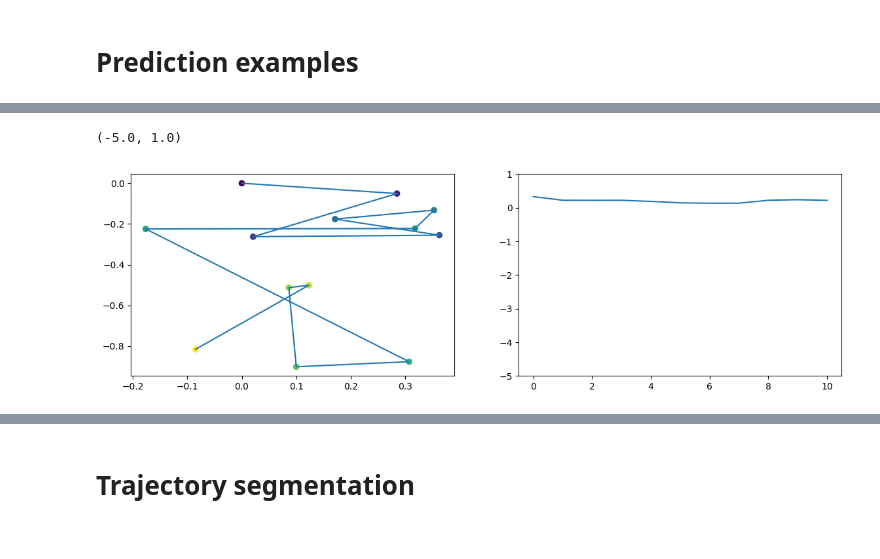
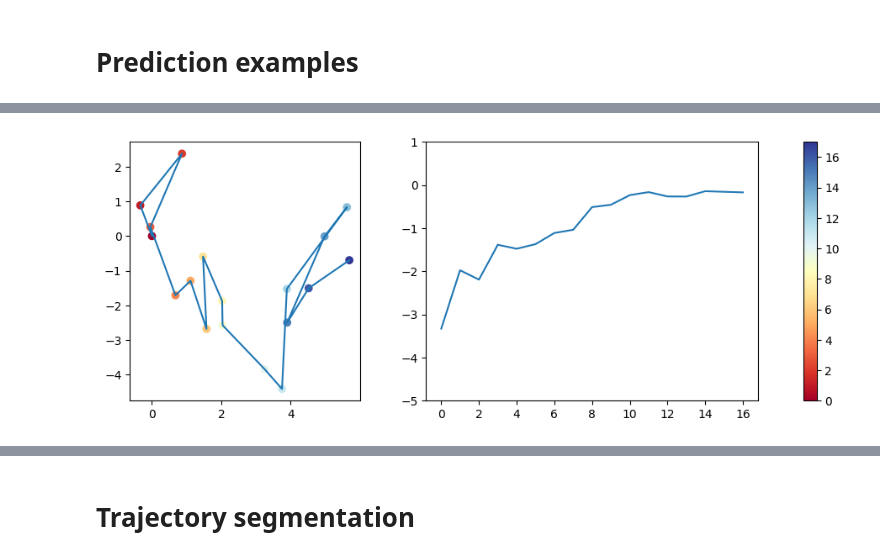
Before and after one commit to JessicaAngulo/step, a Jupyter notebook: nbs/tutorials/preliminary_2datasets.ipynb, the cells around one changed output, grey strips where cells are left out. Cells and saved outputs as stored; diff of their text form; code cells hidden in the pictures.

Commit message:
Further representation of data

```diff
--- a/nbs/tutorials/preliminary_2datasets.ipynb
+++ b/nbs/tutorials/preliminary_2datasets.ipynb
@@ -96,7 +96,7 @@ for data_path in data_paths:
     file = mat73.loadmat(data_path)
 
     # Extract x and y data from the current file
-    data_x, data_y = file["var1"]["video_file"][3:5]
+    data_x, data_y = file["var1"][0:2]
 
     # Create a list to store trajectories for the current file
     trajectories = []
@@ -266,13 +278,13 @@ NameError: name 'preds_mean2' is not defined
 # %%
-idx = 10
-traj = trajectories[idx]
-
-fix, axes = plt.subplots(1, 2, figsize=(14, 4))
+idx = 13
+traj = all_trajectories[idx]
+fig, axes = plt.subplots(1, 2, figsize=(14, 4))
 axes[0].plot(traj[0], traj[1])
-axes[0].scatter(traj[0], traj[1], c=np.arange(len(traj[0])))
-
+cm1 = matplotlib.colormaps['RdYlBu']
+sc1 = axes[0].scatter(traj[0], traj[1], c=np.arange(len(traj[0])), cmap=cm1)
+cbar1 = plt.colorbar(sc1, ax=axes)
 axes[1].plot(preds[idx])
 axes[1].set_ylim(-5, 1)
+axes[0].set_aspect('equal')
 # %% [output]
-(-5.0, 1.0)
-[figure, old version]
+[figure, new version]
```
Also changed, not shown: parts of 17 cells of this notebook, 1 other file.
